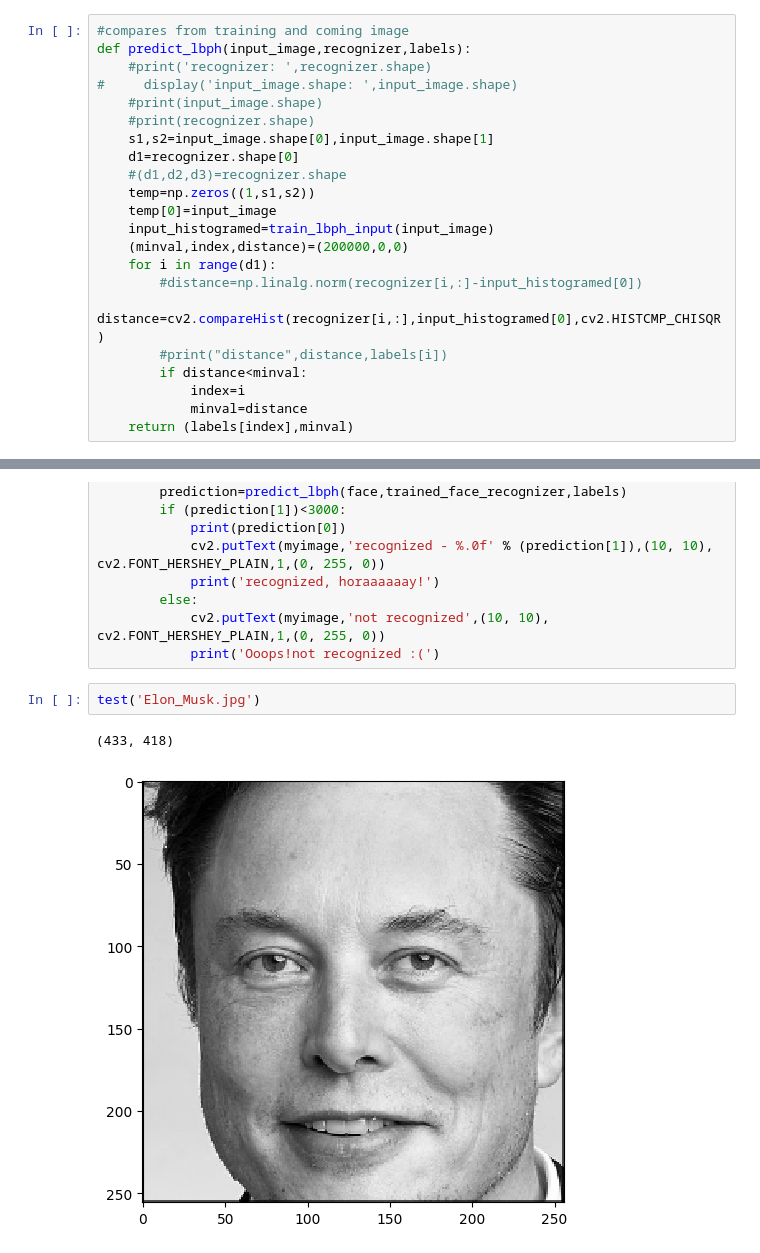
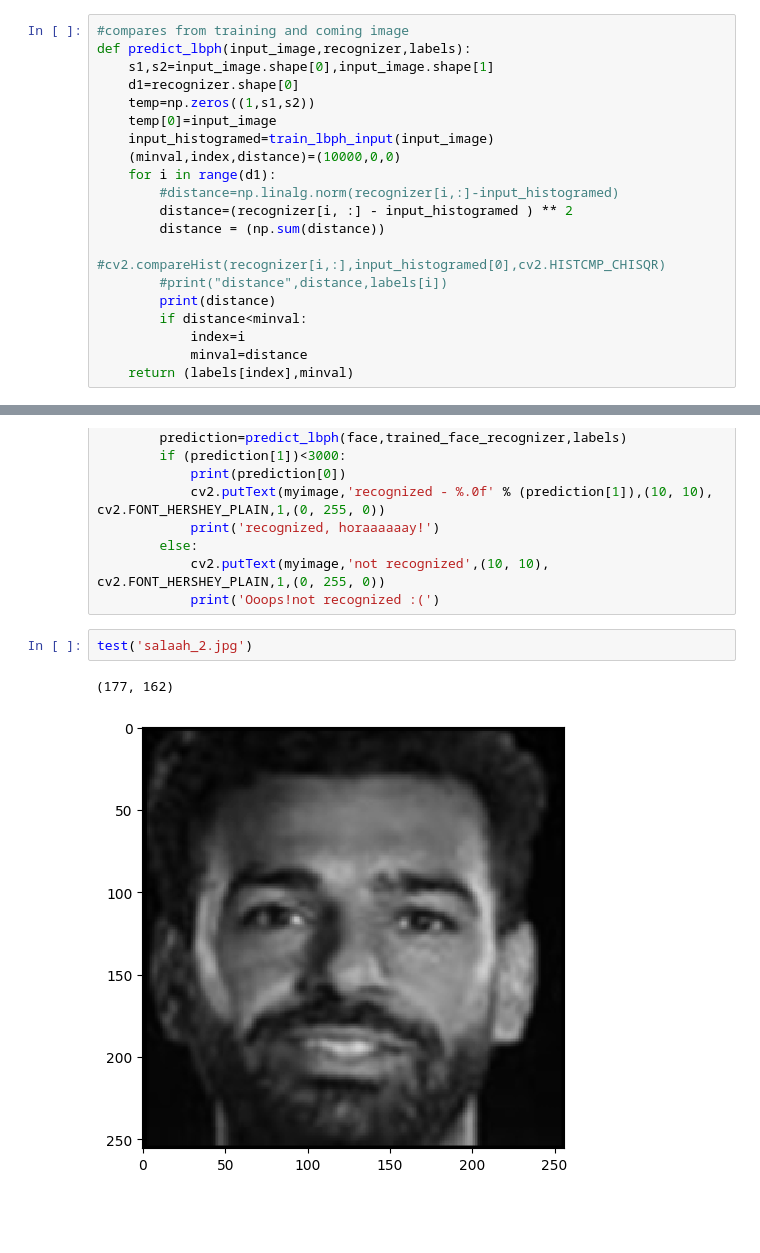
Before and after one commit to Rufaida-Kassem/Smart-Elevator, a Jupyter notebook: recognation.ipynb, the cells around one changed output, grey strips where cells are left out. Cells and saved outputs as stored; diff of their text form; blank space fills up the shorter version.

```diff
--- a/recognation.ipynb
+++ b/recognation.ipynb
@@ -107,21 +73,19 @@ def train_lbph(images):
 # %%
 #compares from training and coming image
 def predict_lbph(input_image,recognizer,labels):
-    #print('recognizer: ',recognizer.shape)
-#     display('input_image.shape: ',input_image.shape)
-    #print(input_image.shape)
-    #print(recognizer.shape)
     s1,s2=input_image.shape[0],input_image.shape[1]
     d1=recognizer.shape[0]
-    #(d1,d2,d3)=recognizer.shape
     temp=np.zeros((1,s1,s2))
     temp[0]=input_image
     input_histogramed=train_lbph_input(input_image)
-    (minval,index,distance)=(200000,0,0)
+    (minval,index,distance)=(10000,0,0)
     for i in range(d1):
-        #distance=np.linalg.norm(recognizer[i,:]-input_histogramed[0])
-        distance=cv2.compareHist(recognizer[i,:],input_histogramed[0],cv2.HISTCMP_CHISQR)
+        #distance=np.linalg.norm(recognizer[i,:]-input_histogramed)
+        distance=(recognizer[i, :] - input_histogramed ) ** 2
+        distance = (np.sum(distance))
+        #cv2.compareHist(recognizer[i,:],input_histogramed[0],cv2.HISTCMP_CHISQR)
         #print("distance",distance,labels[i])
+        print(distance)
         if distance<minval:
             index=i
             minval=distance
@@ -212,7 +176,7 @@ def test(imgfile):
             cv2.putText(myimage,'not recognized',(10, 10), cv2.FONT_HERSHEY_PLAIN,1,(0, 255, 0))
             print('Ooops!not recognized :(')
 # %%
-test('Elon_Musk.jpg')
+test('salaah_2.jpg')
 # %% [output]
-(433, 418)
+(177, 162)
-[figure, old version]
+[figure, new version]
```
Also changed, not shown: parts of 3 cells of this notebook, 3 other files.
